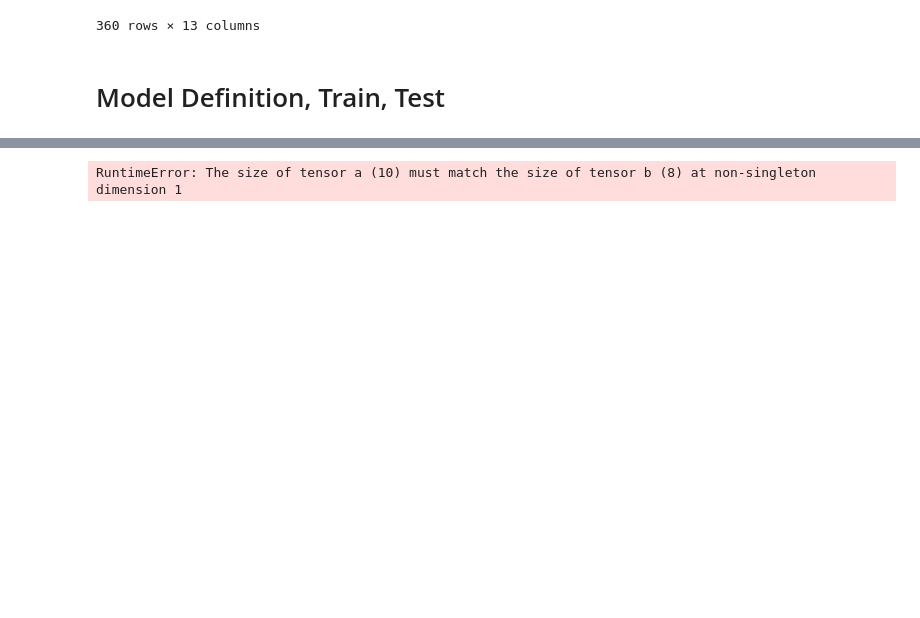
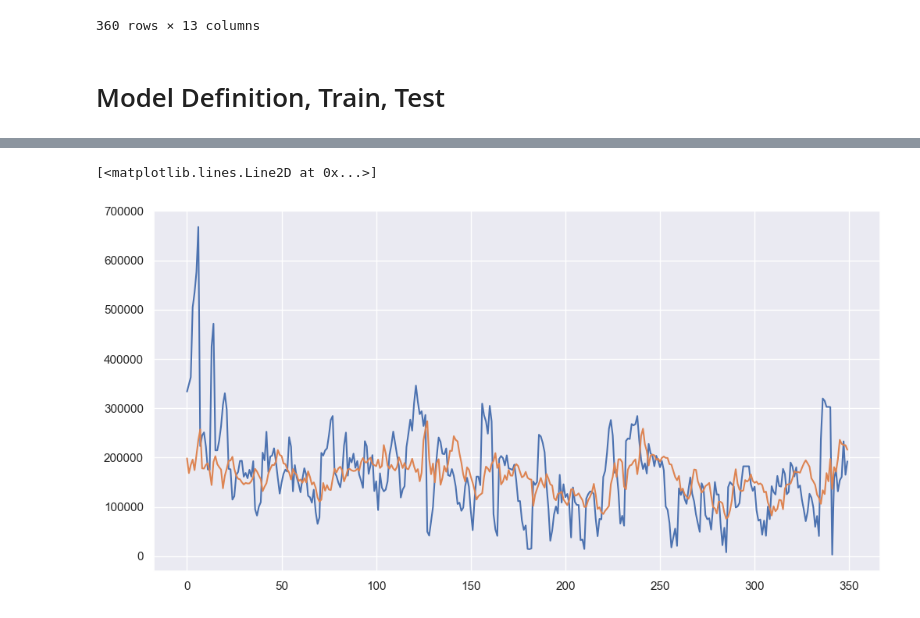
Before and after one commit to uhSuiL/ATM-Cash-Predictor, a Jupyter notebook: notebook/GRU_simple.ipynb, the cells around one changed output, grey strips where cells are left out. Saved outputs shown, nothing was run; the diff lists cells and outputs as text; code cells hidden in the pictures; blank space fills up the shorter version.

```diff
--- a/notebook/GRU_simple.ipynb
+++ b/notebook/GRU_simple.ipynb
@@ -17,7 +24,7 @@ SLIDING_WIN = 10
 BATCH_SIZE = 8
 SHUFFLE = True
 
-NUM_EPOCH = 100
+NUM_EPOCH = 1000
 # %% [markdown]
 # Data Preparation
 # %%
@@ -47,11 +54,9 @@ train_data
 # %%
 train_set = SlidingWinDataset(train_data, SLIDING_WIN)
 valid_set = SlidingWinDataset(valid_data, SLIDING_WIN)
-test_set = SlidingWinDataset(test_data, SLIDING_WIN)
 
 train_loader = DataLoader(train_set, batch_size=BATCH_SIZE, shuffle=SHUFFLE)
-valid_loader = DataLoader(valid_set, batch_size=BATCH_SIZE, shuffle=SHUFFLE)
-test_loader = DataLoader(test_set, batch_size=BATCH_SIZE, shuffle=SHUFFLE)
+valid_loader = DataLoader(valid_set, batch_size=BATCH_SIZE, shuffle=False)
 # %% [markdown]
 # Model Definition, Train, Test
 # %%
@@ -60,9 +65,11 @@ model = SimpleGRU(
     input_dim=INPUT_DIM,
     hidden_dim=HIDDEN_DIM,
     output_dim=INPUT_DIM,
+    train_h0=True
 )
 optimizer = torch.optim.Adam(model.parameters())
 loss_fn = nn.MSELoss()
-metrics = [mean_squared_error, root_mean_squared_error, mean_absolute_error]
+# metrics = [mean_squared_error, root_mean_squared_error, mean_absolute_error]
+metrics = [l1_loss]
 # %%
 @torch.no_grad()
@@ -95,4 +124,18 @@ def train(save_dir, num_epoch):
-# %%
-train('../log/SimpleGRU/', num_epoch=NUM_EPOCH)
-# %% [output]
-RuntimeError: The size of tensor a (10) must match the size of tensor b (8) at non-singleton dimension 1
+# %%
+y_list = []
+y_pred_list = []
+
+h0 = torch.zeros(1, HIDDEN_DIM)
+for i in range(len(train_set)):
+    X, y = train_set[i]
+    y_pred = model(X, h0)
+    y_pred_list.append(y_pred)
+    y_list.append(y)
+# %%
+s = 8
+plt.figure(figsize=(12, 6))
+plt.plot(torch.stack(y_list, dim=0)[:, s])
+plt.plot(torch.squeeze(torch.stack(y_pred_list, dim=0), dim=1).detach()[:, s])
+# %% [output]
+[<matplotlib.lines.Line2D at 0x...>]
+[figure, added]
```
Also changed, not shown: parts of 2 cells of this notebook.
